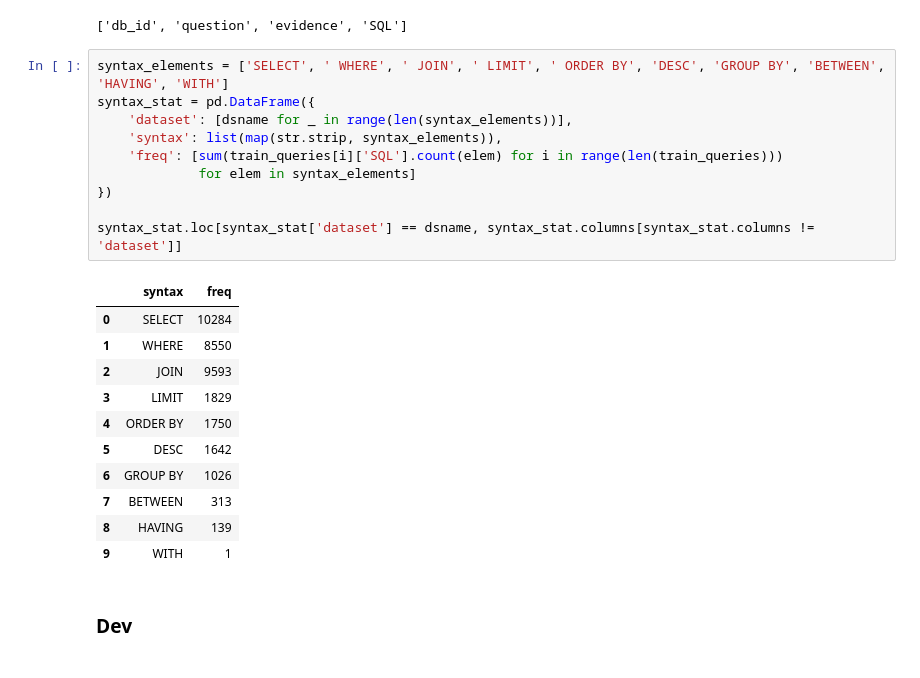
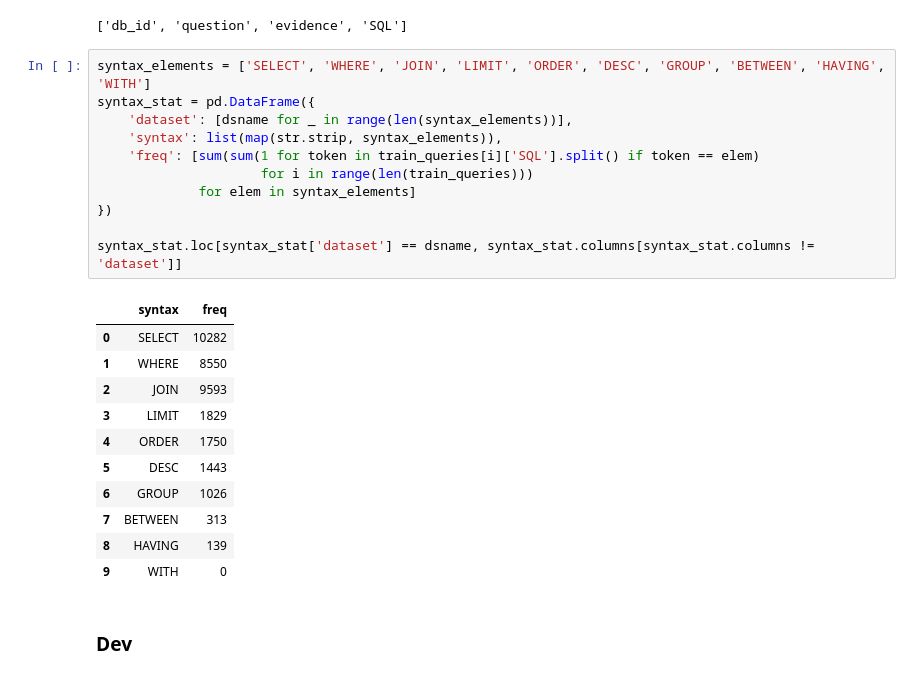
Before and after one commit to Tyferse/exploring-text-to-SQL, a Jupyter notebook: analysis/datasets_overview.ipynb, the cells around one changed output. Drawn from its saved outputs; the diff is of its cells as text.

```diff
--- a/analysis/datasets_overview.ipynb
+++ b/analysis/datasets_overview.ipynb
@@ -99,27 +99,28 @@ list(train_queries[0].keys())
 # %% [output]
 ['db_id', 'question', 'evidence', 'SQL']
 # %%
-syntax_elements = ['SELECT', ' WHERE', ' JOIN', ' LIMIT', ' ORDER BY', 'DESC', 'GROUP BY', 'BETWEEN', 'HAVING', 'WITH']
+syntax_elements = ['SELECT', 'WHERE', 'JOIN', 'LIMIT', 'ORDER', 'DESC', 'GROUP', 'BETWEEN', 'HAVING', 'WITH']
 syntax_stat = pd.DataFrame({
     'dataset': [dsname for _ in range(len(syntax_elements))],
     'syntax': list(map(str.strip, syntax_elements)),
-    'freq': [sum(train_queries[i]['SQL'].count(elem) for i in range(len(train_queries)))
+    'freq': [sum(sum(1 for token in train_queries[i]['SQL'].split() if token == elem)
+                     for i in range(len(train_queries)))
              for elem in syntax_elements]
 })
 
 syntax_stat.loc[syntax_stat['dataset'] == dsname, syntax_stat.columns[syntax_stat.columns != 'dataset']]
 # %% [output]
 |  | syntax | freq |
-| 0 | SELECT | 10284 |
+| 0 | SELECT | 10282 |
 | 1 | WHERE | 8550 |
 | 2 | JOIN | 9593 |
 | 3 | LIMIT | 1829 |
-| 4 | ORDER BY | 1750 |
-| 5 | DESC | 1642 |
-| 6 | GROUP BY | 1026 |
+| 4 | ORDER | 1750 |
+| 5 | DESC | 1443 |
+| 6 | GROUP | 1026 |
 | 7 | BETWEEN | 313 |
 | 8 | HAVING | 139 |
-| 9 | WITH | 1 |
+| 9 | WITH | 0 |
 # %% [markdown]
 ### Dev
 # %%
```
Also changed, not shown: parts of 9 cells of this notebook, 5 other files.
